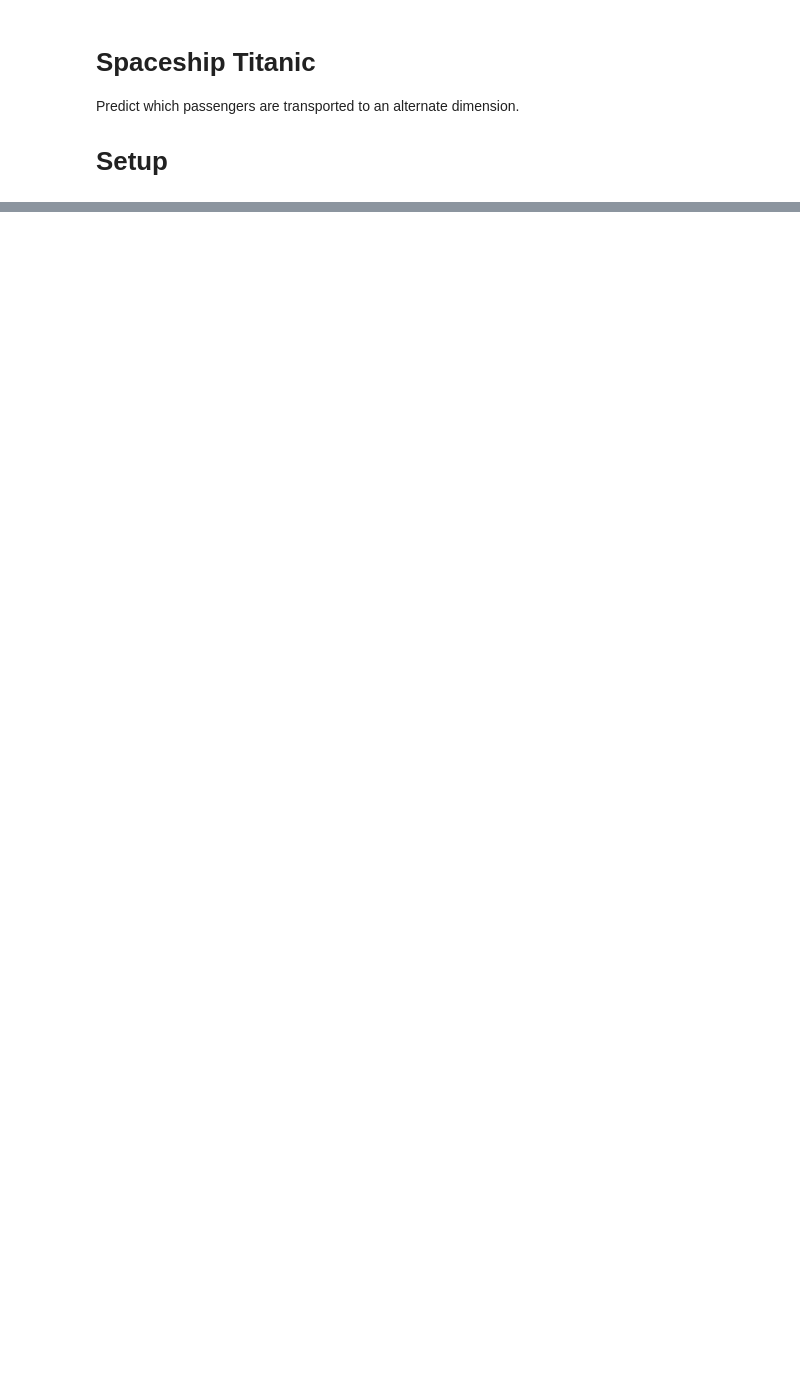
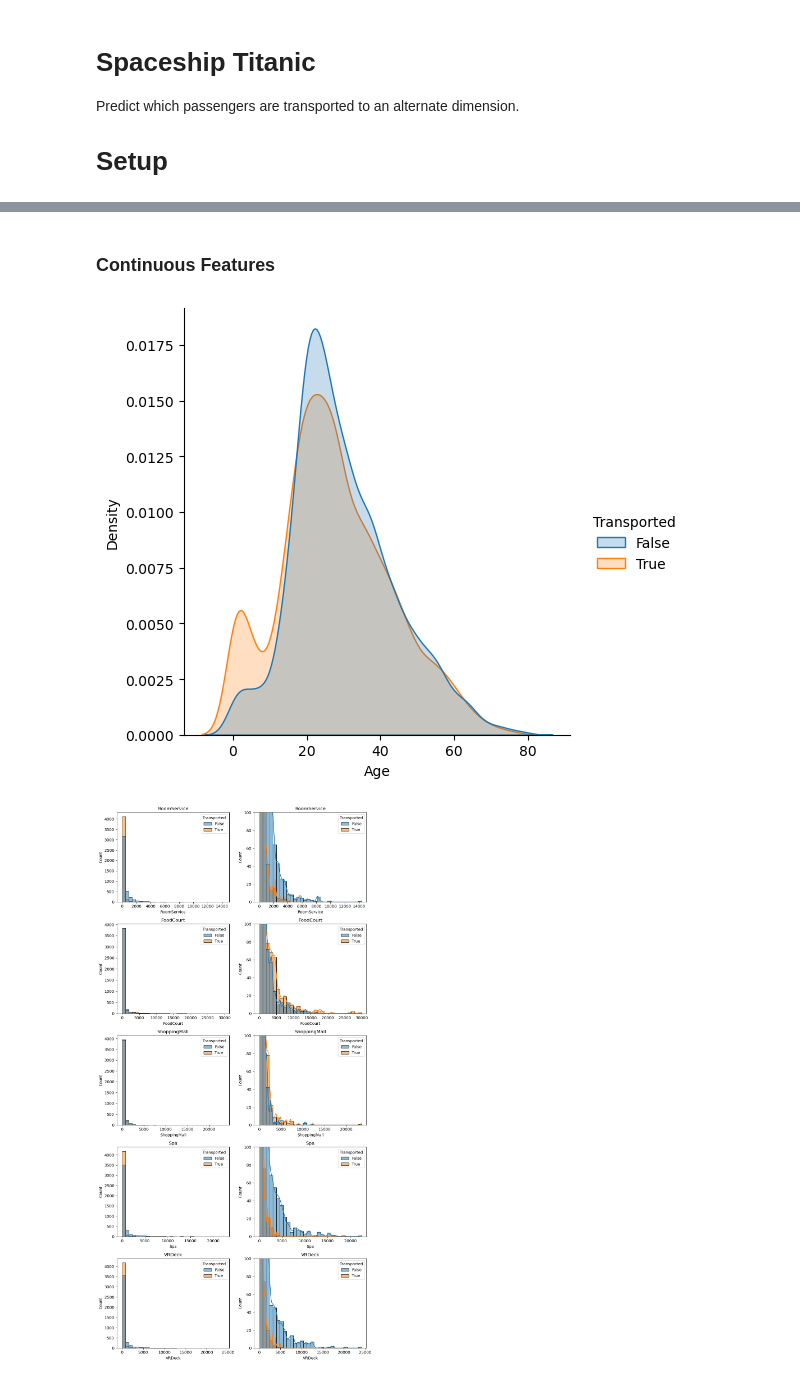
Before and after one commit to masmeert/kaggle-spaceship-titanic, a Jupyter notebook: spaceship.ipynb, the cells around one changed output, grey strips where cells are left out. Drawn from its saved outputs; the diff is of its cells as text; code cells hidden in the pictures; blank space fills up the shorter version.

```diff
--- a/spaceship.ipynb
+++ b/spaceship.ipynb
@@ -261,9 +6,0 @@ dtype: int64
-# %%
-# Plot distribution of new features
-fig = plt.figure(figsize=(10, 12))
-for i, feature in enumerate(location_features):
-    ax = fig.add_subplot(3, 1, i + 1)
-    sns.countplot(data=train, x=feature, hue="Transported", ax=ax)
-    ax.set_title(feature)
-
-fig.tight_layout()
@@ -396,0 +7,8 @@ submission.to_csv("submission.csv", index=False)
+# %%
+import pandas as pd
+import seaborn as sns
+import matplotlib.pyplot as plt
+
+input_df = pd.read_csv("data/train.csv")
+kaggle_df = pd.read_csv("data/test.csv")
+all_df = [input_df, kaggle_df]
@@ -396,0 +39,26 @@ submission.to_csv("submission.csv", index=False)
+# %% [markdown]
+### Continuous Features
+# %%
+expenses_features = ["RoomService", "FoodCourt", "ShoppingMall", "Spa", "VRDeck"]
+
+# Plot age distribution
+sns.displot(input_df, x="Age", hue="Transported", kind="kde", fill=True)
+
+# Plot expenses distribution
+fig=plt.figure(figsize=(10,20))
+for i, expense in enumerate(expenses_features):
+    # Left plot
+    ax=fig.add_subplot(5,2,2*i+1)
+    sns.histplot(data=input_df, x=expense, axes=ax, bins=30, kde=False, hue="Transported")
+    ax.set_title(expense)
+
+    # Right plot (truncated)
+    ax=fig.add_subplot(5,2,2*i+2)
+    sns.histplot(data=input_df, x=expense, axes=ax, bins=30, kde=True, hue="Transported")
+    plt.ylim([0,100])
+    ax.set_title(expense)
+fig.tight_layout()
+plt.show()
+# %% [output]
+[figure, added]
+[figure, added]
```
Also changed, not shown: parts of 63 cells of this notebook.
